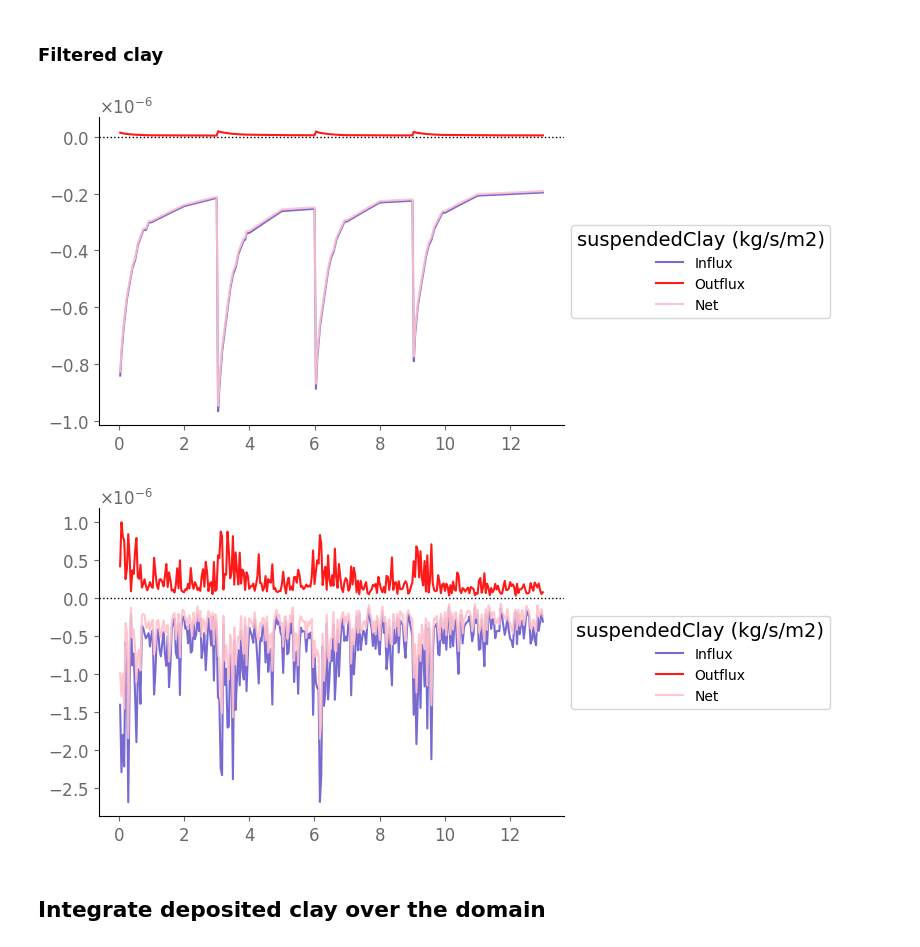
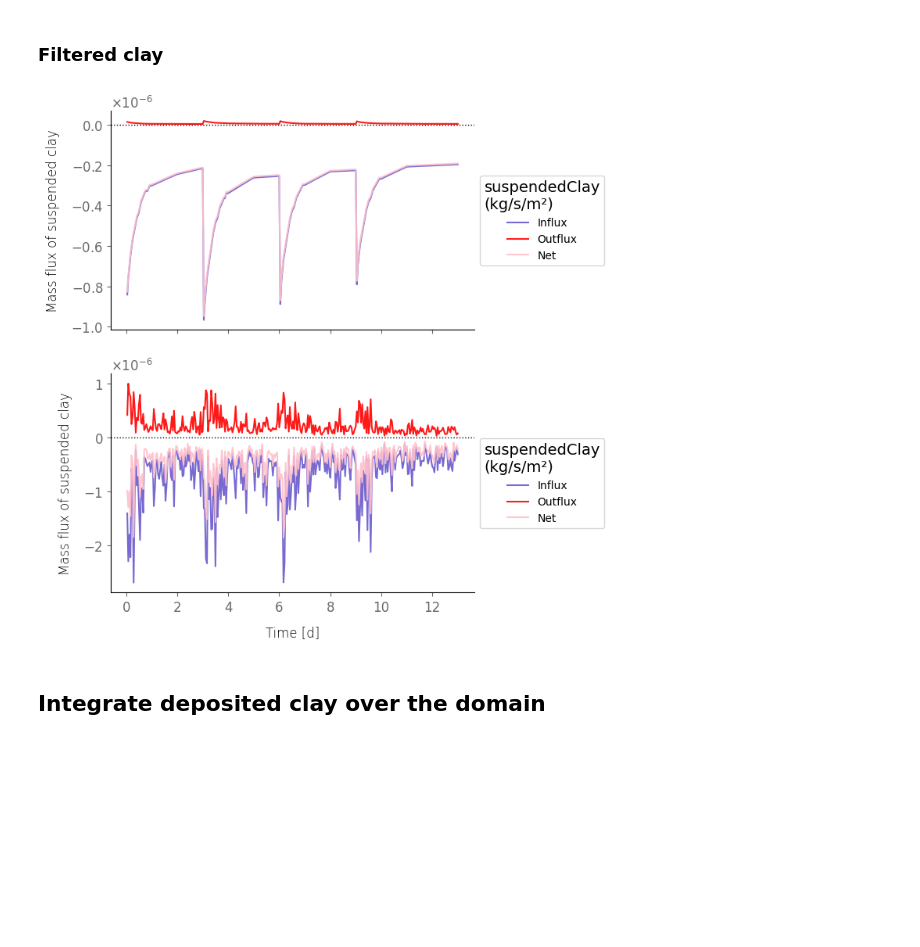
Before and after one commit to edsaac/turbulence-hyporheic-clogging, a Jupyter notebook: data-analysis/hyporheic-exchange/01.total-hyporheic-flux.ipynb, the cells around one changed output. Cells and saved outputs as stored; diff of their text form; code cells hidden in the pictures; blank space fills up the shorter version.

```diff
--- a/data-analysis/hyporheic-exchange/01.total-hyporheic-flux.ipynb
+++ b/data-analysis/hyporheic-exchange/01.total-hyporheic-flux.ipynb
@@ -117,0 +141,18 @@ plt.show()
+# %%
+fig,ax = plt.subplots()
+
+ax.plot(les_turbulent['Time (d)'],-les_turbulent['sumPhiIn (m3/s)']/Axy,
+        c='slateblue',alpha=0.5,lw=1)
+ax.plot(les_turbulent['Time (d)'],-les_turbulent['sumPhiIn (m3/s)'].rolling(7).mean()/Axy,label='Unsteady LES',
+        c='blue',alpha=0.5,lw=4)
+ax.plot(time_averaged['Time (d)'],-time_averaged['sumPhiIn (m3/s)']/Axy,label='Time-averaged',
+        c='darkorange',lw=3)
+
+ax.set(ylabel=r"$Q_\mathsf{in} \; \mathsf{[m/s]}$",
+       xlabel=r"$\mathsf{Time \; [d]}$",
+       xlim=(0,13))
+
+ax.ticklabel_format(axis='y', useMathText=True)
+
+ax.legend()
+plt.show()
@@ -118,39 +161,28 @@ plt.show()
 # %% [markdown]
 ### Filtered clay
 # %%
-df,field = time_averaged, "suspendedClay"
+fig, axs = plt.subplots(2,1, sharex=True,figsize=[6,8])
 
-fig,ax = plt.subplots(sharex=True,figsize=[6,4])
-ax.plot(df['Time (d)'],df[f'massIn {field} (kg/s/m2)'],label='Influx',
-        c='slateblue',alpha=0.9,lw=1.5)
-ax.plot(df['Time (d)'],df[f'massOut {field} (kg/s/m2)'],label='Outflux',
-        c='red',alpha=0.9,lw=1.5)
-ax.plot(df['Time (d)'],df[f'massNet {field} (kg/s/m2)'],label='Net',
-        c='pink',alpha=0.9,lw=1.5)
-ax.axhline(y=0,ls=':',lw=1,c='k')
+field = "suspendedClay"
 
-ax.ticklabel_format(axis='y', useMathText=True)
-ax.legend(loc='center left',bbox_to_anchor=(1.0,0.5),title=field+" (kg/s/m2)")
+## Time-averaged case
+for ax, df in zip(axs, [time_averaged, les_turbulent]):
+    ax.plot(df['Time (d)'],df[f'massIn {field} (kg/s/m2)'],label='Influx',
+            c='slateblue',alpha=0.9,lw=1.5)
+    ax.plot(df['Time (d)'],df[f'massOut {field} (kg/s/m2)'],label='Outflux',
+            c='red',alpha=0.9,lw=1.5)
+    ax.plot(df['Time (d)'],df[f'massNet {field} (kg/s/m2)'],label='Net',
+            c='pink',alpha=0.9,lw=1.5)
+
+    ax.axhline(y=0,ls=':',lw=1,c='k')
+    ax.ticklabel_format(axis='y', useMathText=True)
+    ax.legend(loc='center left',bbox_to_anchor=(1.0,0.5),title=field+"\n(kg/s/m²)")
+    ax.set_ylabel("Mass flux of suspended clay")
+
+ax.set_xlabel("Time [d]")
 plt.show()
 # %% [output]
-[figure, old version]
+[figure, new version]
-# %%
-df,field = les_turbulent, "suspendedClay"
-
-fig,ax = plt.subplots(sharex=True,figsize=[6,4])
-ax.plot(df['Time (d)'],df[f'massIn {field} (kg/s/m2)'],label='Influx',
-        c='slateblue',alpha=0.9,lw=1.5)
-ax.plot(df['Time (d)'],df[f'massOut {field} (kg/s/m2)'],label='Outflux',
-        c='red',alpha=0.9,lw=1.5)
-ax.plot(df['Time (d)'],df[f'massNet {field} (kg/s/m2)'],label='Net',
-        c='pink',alpha=0.9,lw=1.5)
-ax.axhline(y=0,ls=':',lw=1,c='k')
-
-ax.ticklabel_format(axis='y', useMathText=True)
-ax.legend(loc='center left',bbox_to_anchor=(1.0,0.5),title=field+" (kg/s/m2)")
-plt.show()
-# %% [output]
-[figure, removed]
 # %% [markdown]
 ## Integrate deposited clay over the domain
 # %%
```
Also changed, not shown: parts of 7 cells of this notebook, 1 other file.
